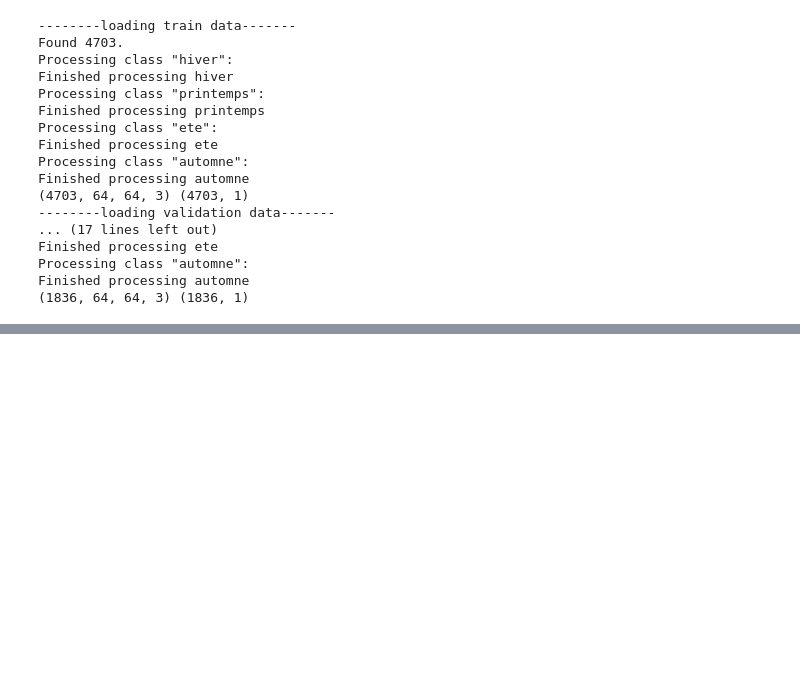
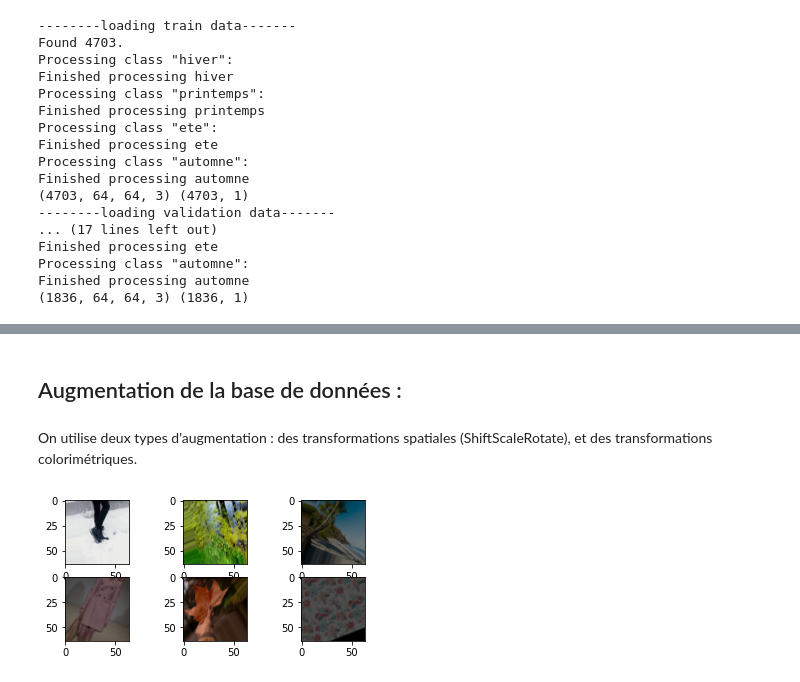
Before and after one commit to chaimaeouardani/img_classification, a Jupyter notebook: main.ipynb, the cells around one changed output, grey strips where cells are left out. Drawn from its saved outputs; the diff is of its cells as text; code cells hidden in the pictures; blank space fills up the shorter version.

```diff
--- a/main.ipynb
+++ b/main.ipynb
@@ -267,0 +223,35 @@ dict_keys(['loss', 'accuracy', 'val_loss', 'val_accuracy'])
+# %% [markdown]
+## Augmentation de la base de données :
+# %% [markdown]
+On utilise deux types d'augmentation : des transformations spatiales (ShiftScaleRotate), et des transformations colorimétriques.
+# %%
+from tensorflow.keras.preprocessing.image import ImageDataGenerator
+
+
+datagen = ImageDataGenerator(
+    rotation_range=40,
+    width_shift_range=0.2,
+    height_shift_range=0.2,
+    shear_range=0.2,
+    zoom_range=0.2,
+    horizontal_flip=True,
+    brightness_range=[0.2,1.0]
+    )
+# %%
+
+# prepare iterator
+it = datagen.flow(x_train, batch_size=5)
+# generate samples and plot
+for i in range(6):
+	# define subplot
+	plt.subplot(330 + 1 + i)
+	# generate batch of images
+	batch = it.next()
+	# convert to unsigned integers for viewing
+	image = batch[0].astype('uint8')
+	# plot raw pixel data
+	plt.imshow(image)
+# show the figure
+plt.show()
+# %% [output]
+[figure, added]
```
Also changed, not shown: parts of 22 cells of this notebook, 1 other file.
